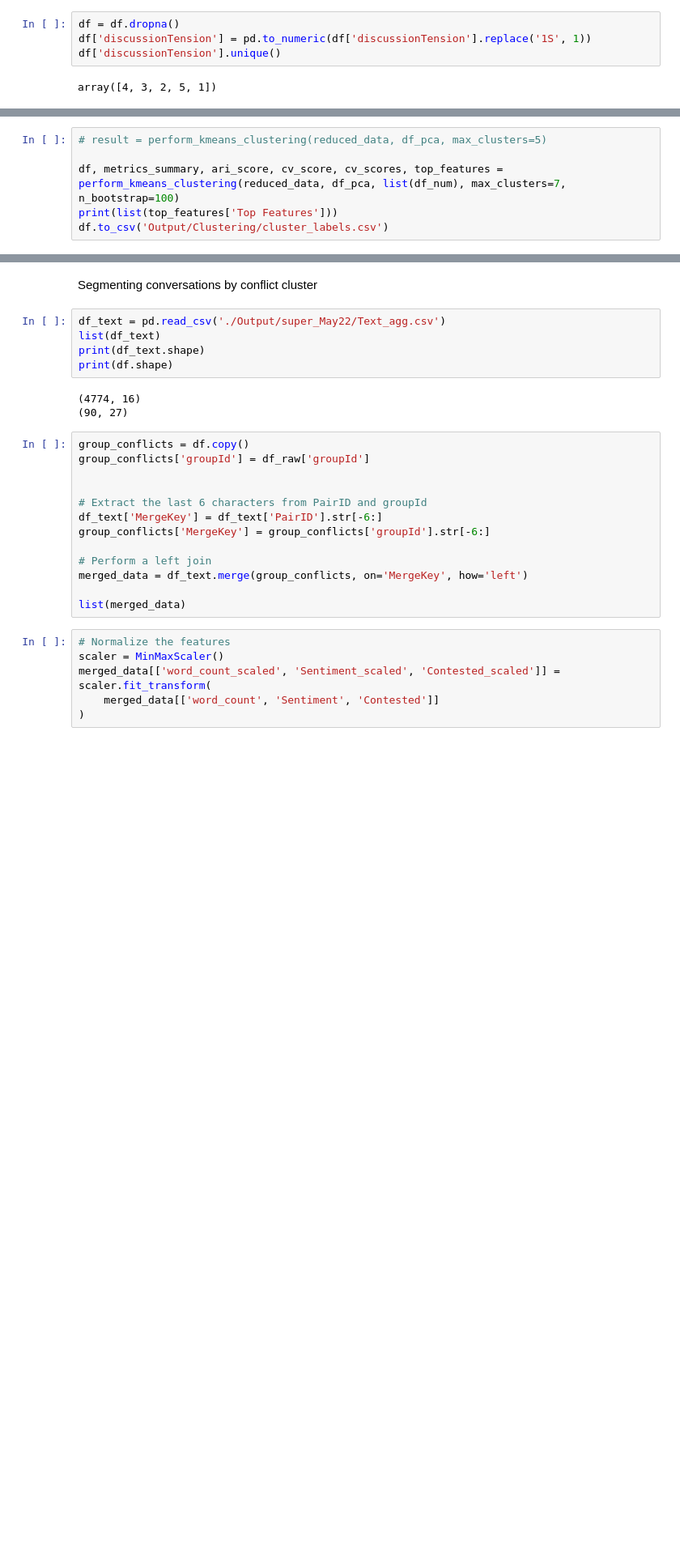
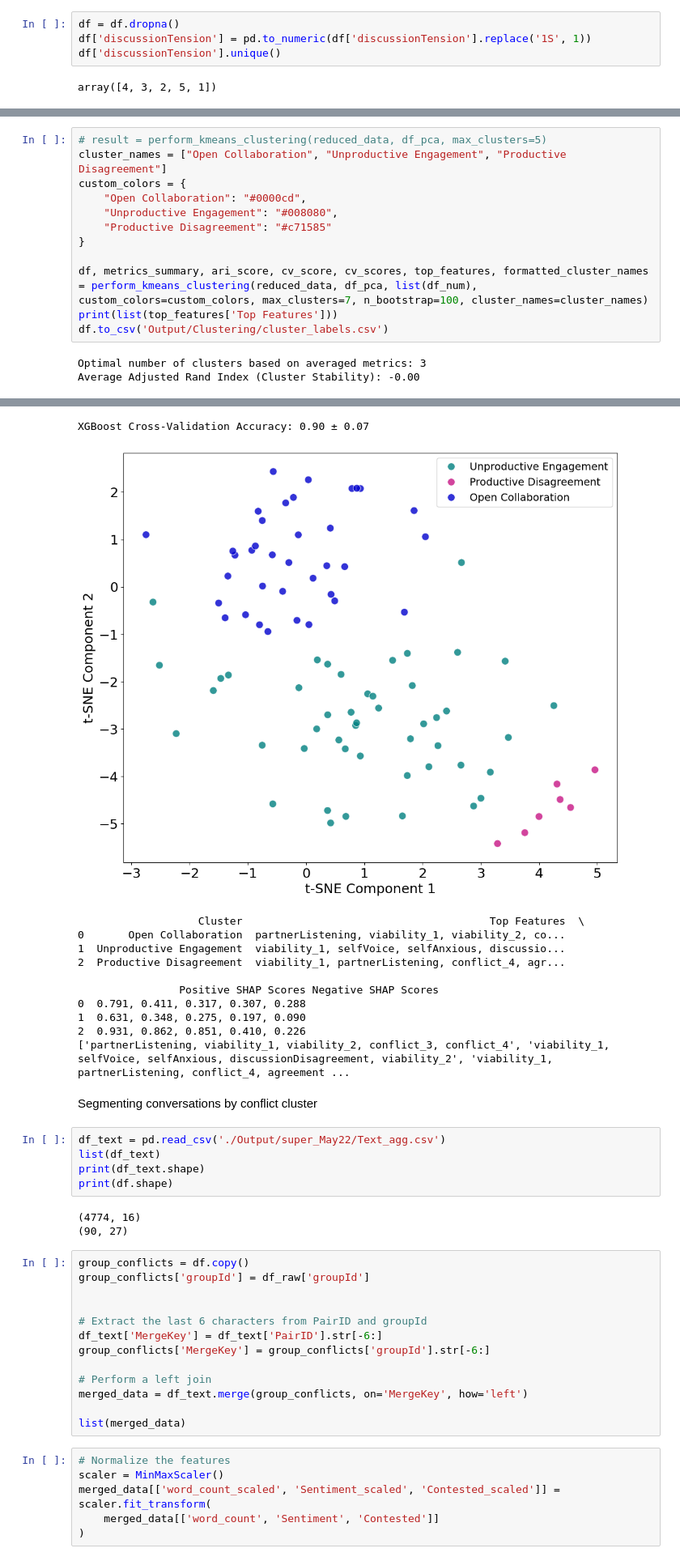
Before and after one commit to bbevis/Con2vec, a Jupyter notebook: Python/EDA_convo_clusters.ipynb, the cells around one changed output, grey strips where cells are left out. Shown at 81% size. Saved outputs shown, nothing was run; the diff lists cells and outputs as text; blank space fills up the shorter version.

```diff
--- a/Python/EDA_convo_clusters.ipynb
+++ b/Python/EDA_convo_clusters.ipynb
@@ -306,6 +356,15 @@ loadings.to_csv('/Output/Clustering/pca_loadings.csv')
 # %%
 # result = perform_kmeans_clustering(reduced_data, df_pca, max_clusters=5)
+cluster_names = ["Open Collaboration", "Unproductive Engagement", "Productive Disagreement"]
+custom_colors = {
+    "Open Collaboration": "#0000cd",
+    "Unproductive Engagement": "#008080",
+    "Productive Disagreement": "#c71585"
+}
 
-df, metrics_summary, ari_score, cv_score, cv_scores, top_features = perform_kmeans_clustering(reduced_data, df_pca, list(df_num), max_clusters=7, n_bootstrap=100)
+df, metrics_summary, ari_score, cv_score, cv_scores, top_features, formatted_cluster_names = perform_kmeans_clustering(reduced_data, df_pca, list(df_num), custom_colors=custom_colors, max_clusters=7, n_bootstrap=100, cluster_names=cluster_names)
 print(list(top_features['Top Features']))
 df.to_csv('Output/Clustering/cluster_labels.csv')
+# %% [output]
+Optimal number of clusters based on averaged metrics: 3
+Average Adjusted Rand Index (Cluster Stability): -0.00
@@ -312,3 +389,15 @@ df.to_csv('Output/Clustering/cluster_labels.csv')
+XGBoost Cross-Validation Accuracy: 0.90 ± 0.07
+[figure, added]
+                   Cluster                                       Top Features  \
+0       Open Collaboration  partnerListening, viability_1, viability_2, co...
+1  Unproductive Engagement  viability_1, selfVoice, selfAnxious, discussio...
+2  Productive Disagreement  viability_1, partnerListening, conflict_4, agr...
+
+                Positive SHAP Scores Negative SHAP Scores
+0  0.791, 0.411, 0.317, 0.307, 0.288
+1  0.631, 0.348, 0.275, 0.197, 0.090
+2  0.931, 0.862, 0.851, 0.410, 0.226
+['partnerListening, viability_1, viability_2, conflict_3, conflict_4', 'viability_1, selfVoice, selfAnxious, discussionDisagreement, viability_2', 'viability_1, partnerListening, conflict_4, agreement ...
 # %% [markdown]
 Segmenting conversations by conflict cluster
 # %%
```
Also changed, not shown: parts of 4 cells of this notebook, 4 other files.
